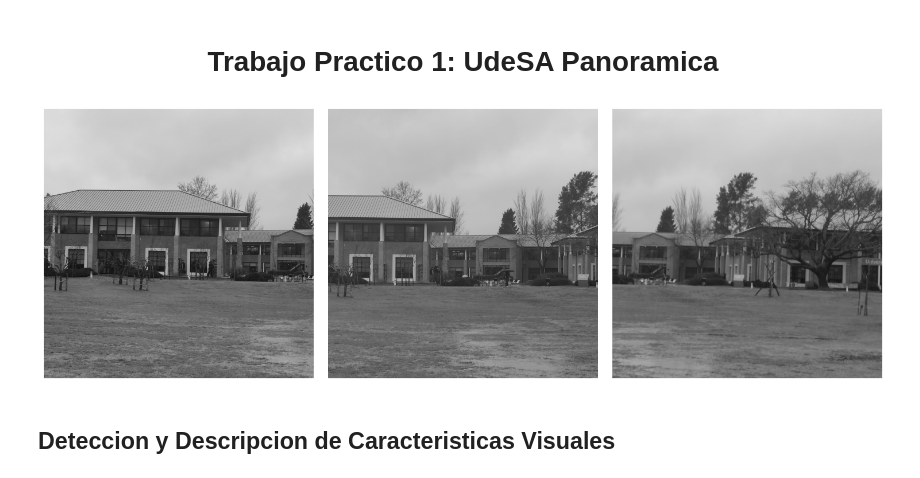
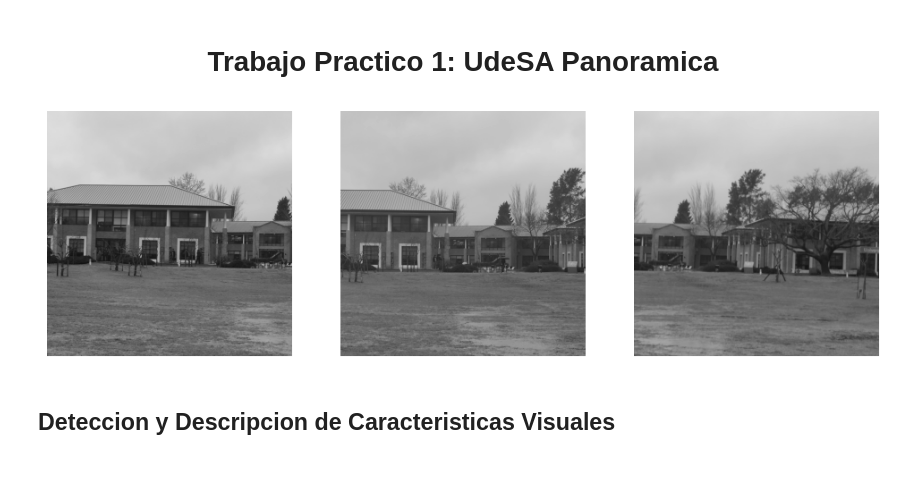
Before and after one commit to jerecoder/TP1-Vision, a Jupyter notebook: tp1.ipynb, the cells around one changed output. Drawn from its saved outputs; the diff is of its cells as text; code cells hidden in the pictures.

```diff
--- a/tp1.ipynb
+++ b/tp1.ipynb
@@ -7,8 +8,8 @@ from i308_utils import imshow, show_images
 # %%
 images = [cv2.cvtColor(plt.imread(f'img/udesa_{i}.jpg'), cv2.COLOR_RGB2GRAY) for i in range(0,3)]
-show_images(images, figsize=(15,5))
+show_images(images)
 # %% [output]
-[figure, old version]
+[figure, new version]
 # %% [markdown]
 ## Deteccion y Descripcion de Caracteristicas Visuales
 # %%
```
Also changed, not shown: parts of 7 cells of this notebook.
